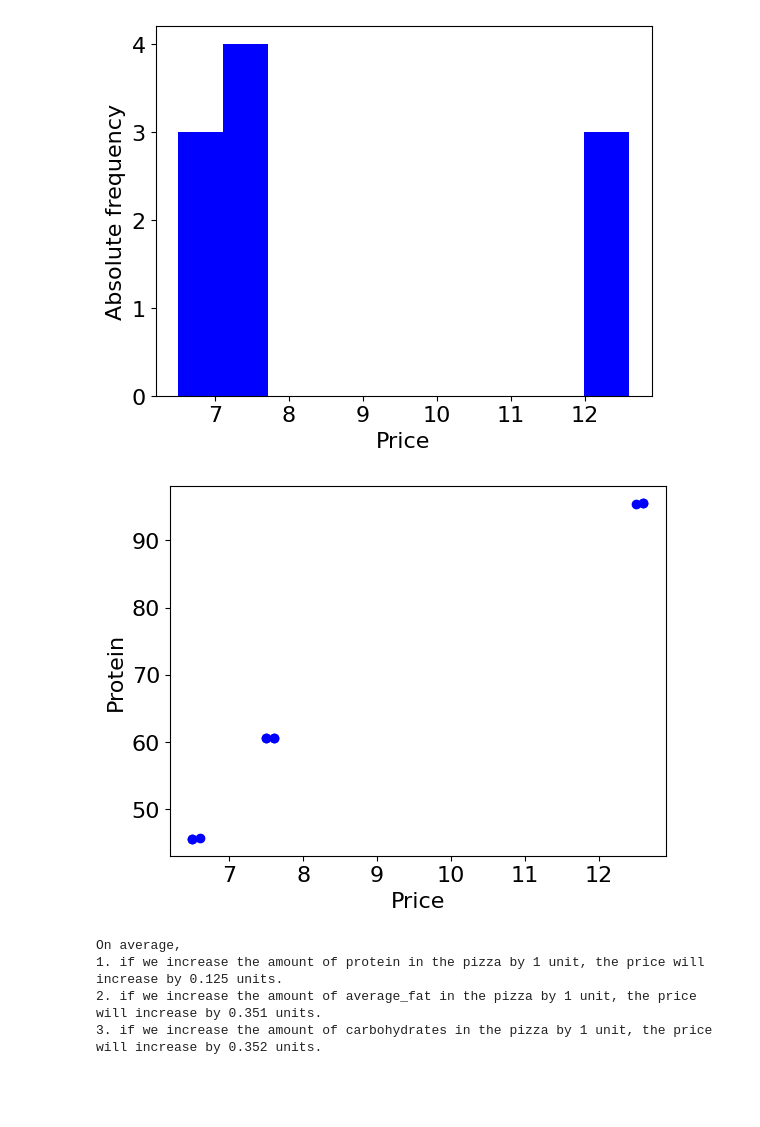
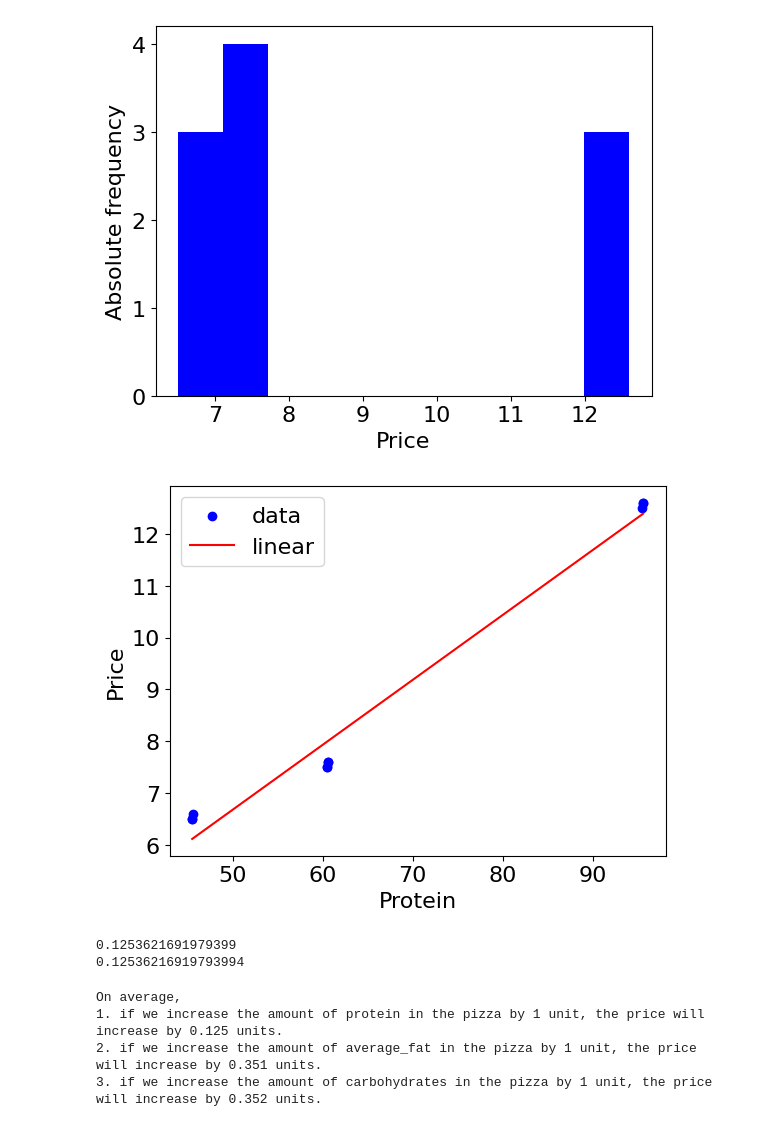
Before and after one commit to mlkremer/maestro-pizza-maker, a Jupyter notebook: notebooks/menu_analysis.ipynb, the cells around one changed output. Saved outputs shown, nothing was run; the diff lists cells and outputs as text; code cells hidden in the pictures; blank space fills up the shorter version.

```diff
--- a/notebooks/menu_analysis.ipynb
+++ b/notebooks/menu_analysis.ipynb
@@ -194,16 +195,34 @@ plt.ylabel("Absolute frequency")
 plt.show()
 # %% [output]
 [figure]
-# %%
-x = "price"
-y = "protein"
-plt.scatter(df[x], df[y], c="b")
-# plt.plot(df[x], df[y], "bo")
-plt.xlabel(x.title())
-plt.ylabel(y.title())
-plt.show()
-# %% [output]
-[figure, removed]
+# %%
+xcol = "protein"
+ycol = "price"
+plt.scatter(df[xcol], df[ycol], c="b", label="data")
+# plt.plot(df[xcol], df[ycol], "bo", label="data")
+plt.xlabel(xcol.title())
+plt.ylabel(ycol.title())
+
+x = np.reshape(df[xcol], (-1, 1))
+y = df[ycol]
+reg = LinearRegression()
+reg.fit(x, y)
+y_pred = reg.predict(x)
+plt.plot(df[xcol], y_pred, c="red", label="linear")
+
+plt.legend()
+plt.show()
+# %% [output]
+[figure, added]
+# %%
+# The red line shows a linear regression fit to the price-protein data. This is
+# the same fit used to compute menu_sensitivity_protein in pizza_sensitivities.py.
+# To be precise, the slope of the fitted curve corresponds to menu_sensitivity_protein.
+print(reg.coef_[0])
+print(menu_sensitivity_protein(pizza_menu))
+# %% [output]
+0.1253621691979399
+0.12536216919793994
 # %%
 # Try to answer following question:
 # 1. How much will price change on average if we increase the amount of protein in the pizza by 1 unit?
```
Also changed, not shown: parts of 5 cells of this notebook, 1 other file.
